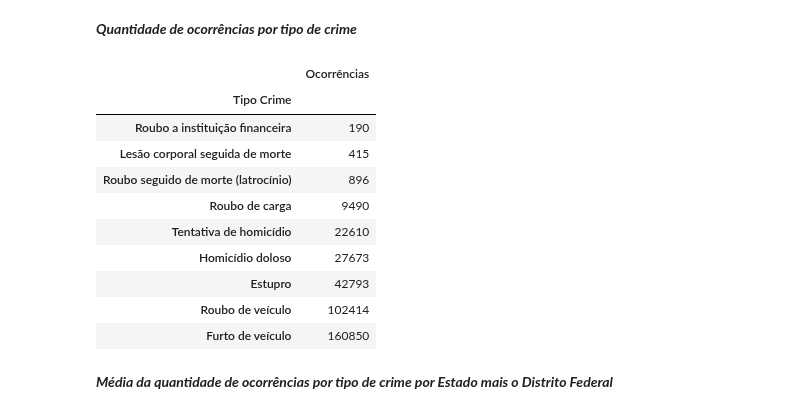
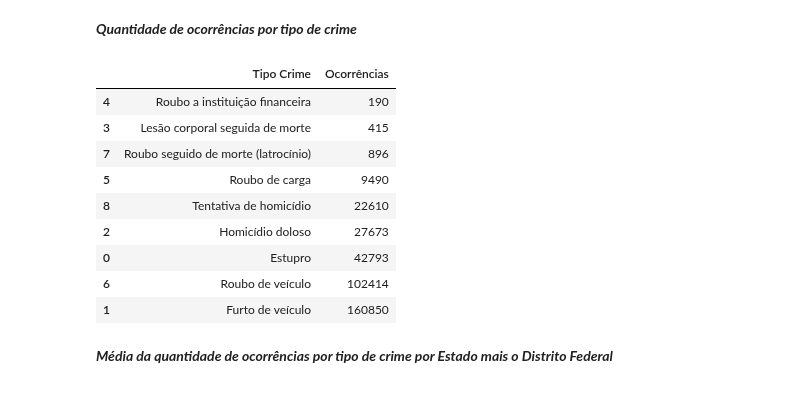
Before and after one commit to arislaoliveira/extensao-pandas, a Jupyter notebook: Avaliação.ipynb, the cells around one changed output. Cells and saved outputs as stored; diff of their text form; code cells hidden in the pictures.

```diff
--- a/Avaliação.ipynb
+++ b/Avaliação.ipynb
@@ -71,19 +71,19 @@ None
 ***Quantidade de ocorrências por tipo de crime***
 # %%
 soma_ocorrencia_df = ocorrencias_df[['Tipo Crime', 'Ocorrências']].groupby(by='Tipo Crime').sum()
+soma_ocorrencia_df.reset_index(inplace=True)
 display(soma_ocorrencia_df.sort_values(by='Ocorrências'))
 # %% [output]
-|  | Ocorrências |
-| Tipo Crime |  |
-| Roubo a instituição financeira | 190 |
-| Lesão corporal seguida de morte | 415 |
-| Roubo seguido de morte (latrocínio) | 896 |
-| Roubo de carga | 9490 |
-| Tentativa de homicídio | 22610 |
-| Homicídio doloso | 27673 |
-| Estupro | 42793 |
-| Roubo de veículo | 102414 |
-| Furto de veículo | 160850 |
+|  | Tipo Crime | Ocorrências |
+| 4 | Roubo a instituição financeira | 190 |
+| 3 | Lesão corporal seguida de morte | 415 |
+| 7 | Roubo seguido de morte (latrocínio) | 896 |
+| 5 | Roubo de carga | 9490 |
+| 8 | Tentativa de homicídio | 22610 |
+| 2 | Homicídio doloso | 27673 |
+| 0 | Estupro | 42793 |
+| 6 | Roubo de veículo | 102414 |
+| 1 | Furto de veículo | 160850 |
 # %% [markdown]
 ***Média da quantidade de ocorrências por tipo de crime por Estado mais o Distrito Federal***
 # %%
```
Also changed, not shown: parts of 28 cells of this notebook.
